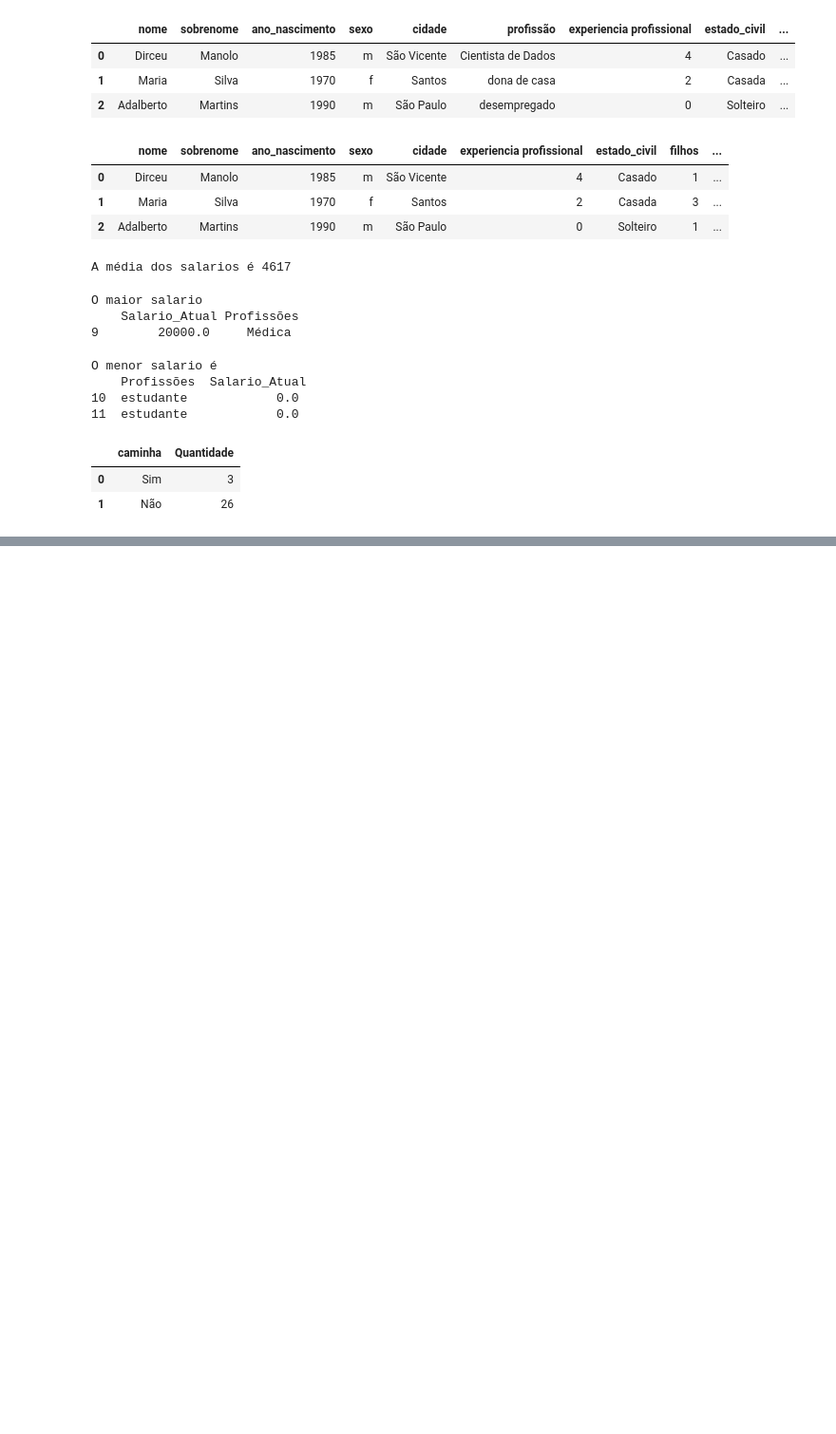
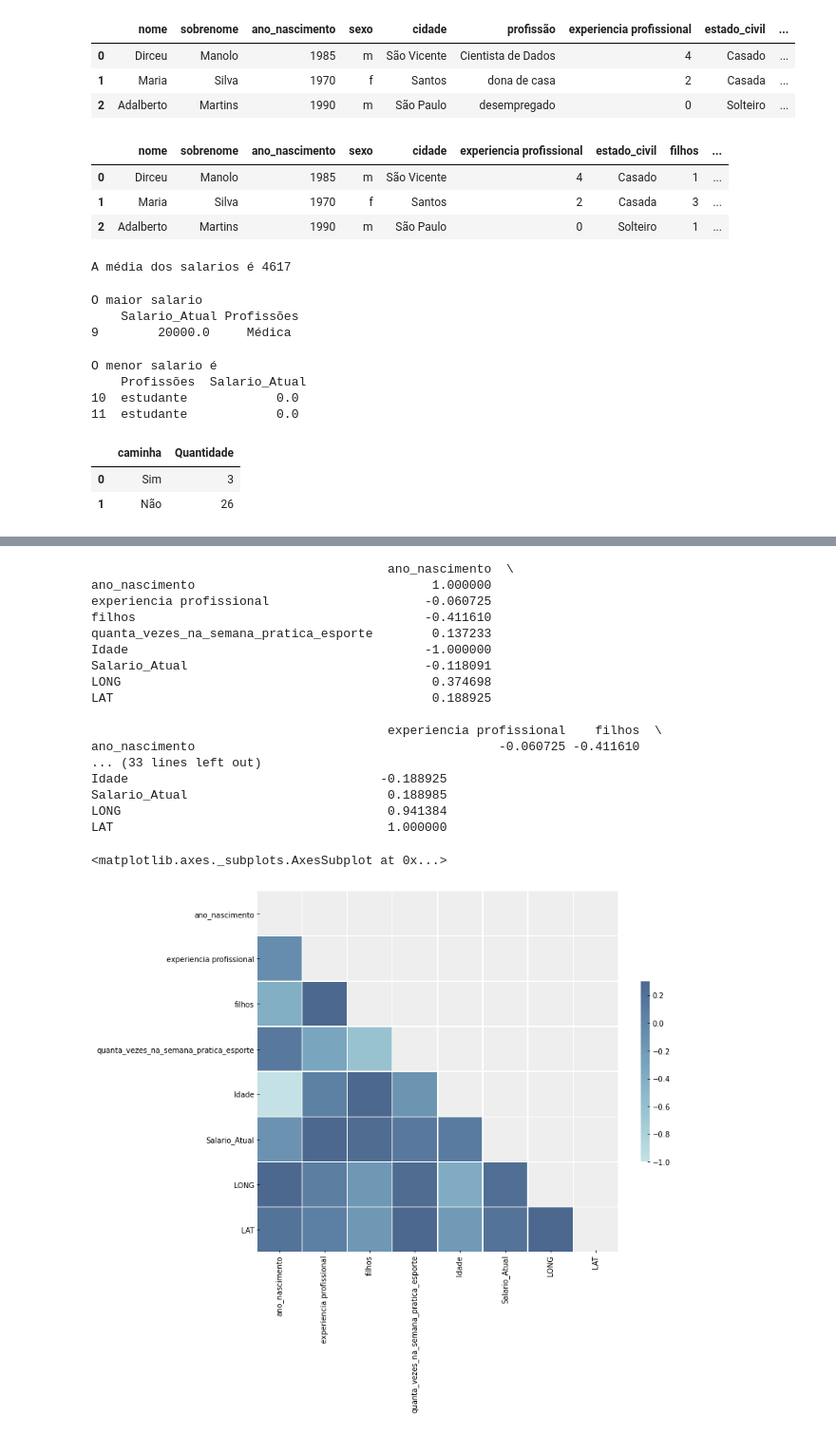
Before and after one commit to gabrielcostapassos/Python-Data-Science, a Jupyter notebook: Desafios/Desafio-Final.ipynb, the cells around one changed output, grey strips where cells are left out. Shown at 95% size. Cells and saved outputs as stored; diff of their text form; code cells hidden in the pictures; blank space fills up the shorter version.

```diff
--- a/Desafios/Desafio-Final.ipynb
+++ b/Desafios/Desafio-Final.ipynb
@@ -41,6 +34,7 @@ from collections import Counter
 cadastro_df = pd.read_csv('cadastro - cadastro.csv')
 precos_df = pd.read_csv('preco da gasolina - preco da gasolina.csv')
 salario_df = pd.read_csv('salario_profissoes - salario_profissoes.csv')
+localidade_df = pd.read_csv('BR_Localidades_2010_v1.csv')
 # %%
 print('Shape do dataframe cadastro',cadastro_df.shape)
 print('Shape do dataframe preço',precos_df.shape)
@@ -203,0 +227,3 @@ array(['sim', 'não'], dtype=object)
+# %%
+cadastro_salario_df = cadastro_salario_df.merge(localidade_df, left_on='cidade', right_on= 'CIDADE')
+cadastro_salario_df.head(3)
@@ -203,0 +252,47 @@ array(['sim', 'não'], dtype=object)
+# %%
+from string import ascii_letters
+import numpy as np
+import pandas as pd
+import seaborn as sns
+import matplotlib.pyplot as plt
+
+# Generate a large random dataset
+#rs = np.random.RandomState(33)
+#rs = cadastro_salario_df.corr()
+#d = pd.DataFrame(data=rs.normal(size=(100, 26)),
+ #                columns=list(ascii_letters[26:]))
+#print(d)
+# Compute the correlation matrix
+corr = cadastro_salario_df.corr()
+print(corr)
+cmap = sns.cubehelix_palette(rot=-.2, as_cmap=True)
+
+# Generate a mask for the upper triangle
+mask = np.triu(np.ones_like(corr, dtype=bool))
+
+# Set up the matplotlib figure
+f, ax = plt.subplots(figsize=(11, 9))
+
+# Draw the heatmap with the mask and correct aspect ratio
+sns.heatmap(corr, mask=mask, cmap=cmap, vmax=.3, center=0,
+            square=True, linewidths=.5, cbar_kws={"shrink": .5})
+# %% [output]
+                                        ano_nascimento  \
+ano_nascimento                                1.000000
+experiencia profissional                     -0.060725
+filhos                                       -0.411610
+quanta_vezes_na_semana_pratica_esporte        0.137233
+Idade                                        -1.000000
+Salario_Atual                                -0.118091
+LONG                                          0.374698
+LAT                                           0.188925
+
+                                        experiencia profissional    filhos  \
+ano_nascimento                                         -0.060725 -0.411610
+... (33 lines left out)
+Idade                                  -0.188925
+Salario_Atual                           0.188985
+LONG                                    0.941384
+LAT                                     1.000000
+<matplotlib.axes._subplots.AxesSubplot at 0x...>
+[figure, added]
```
Also changed, not shown: parts of 15 cells of this notebook, 7 other files.
